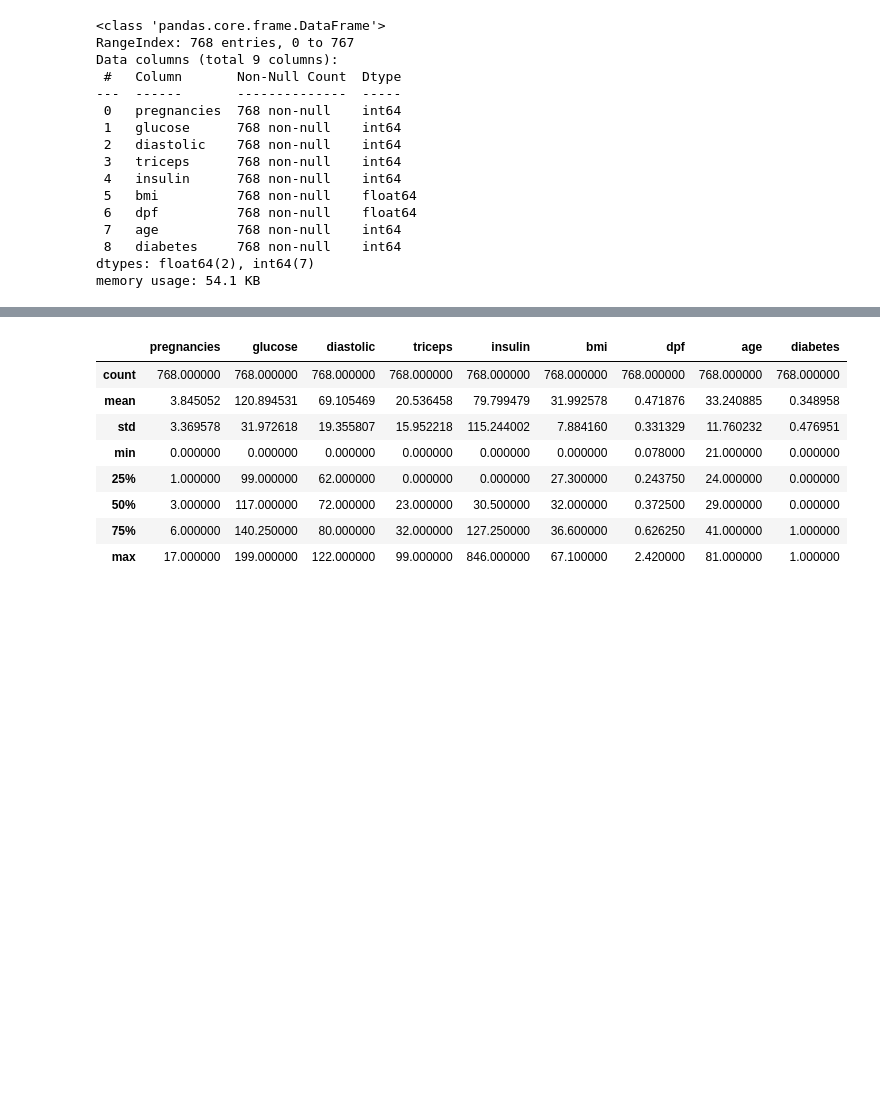
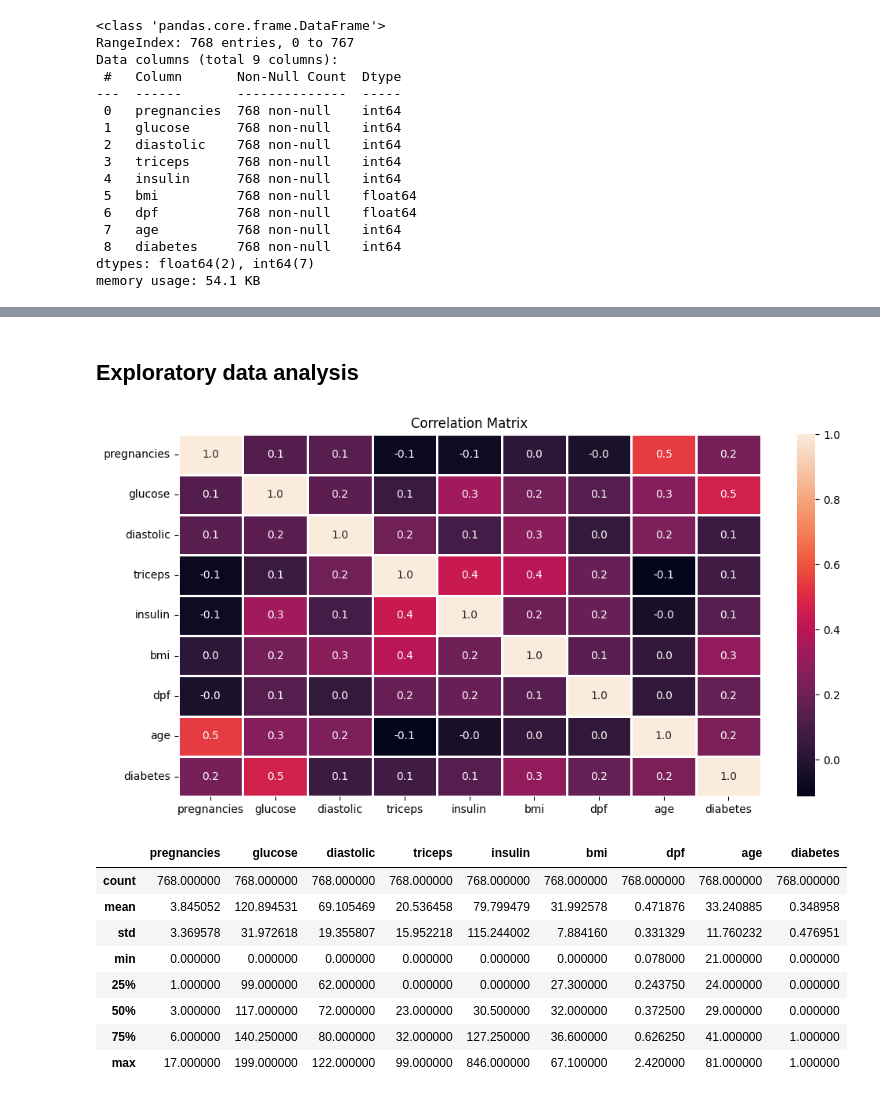
Before and after one commit to Mohd-Raza11/Diabetes-Prediction-Project, a Jupyter notebook: Diabetes_prediction.ipynb, the cells around one changed output, grey strips where cells are left out. Cells and saved outputs as stored; diff of their text form; code cells hidden in the pictures; blank space fills up the shorter version.

```diff
--- a/Diabetes_prediction.ipynb
+++ b/Diabetes_prediction.ipynb
@@ -40,3 +100,13 @@ memory usage: 54.1 KB
+# %% [markdown]
+## Exploratory data analysis
+# %%
+# Correlation
+plt.figure(figsize=(12, 6))
+sns.heatmap(diabetes.corr(), annot=True, fmt='0.1f', linewidth=1)
+plt.title("Correlation Matrix")
+plt.show()
+# %% [output]
+[figure, added]
 # %%
 diabetes.describe()
 # %% [output]
```
Also changed, not shown: parts of 45 cells of this notebook, 6 other files.
